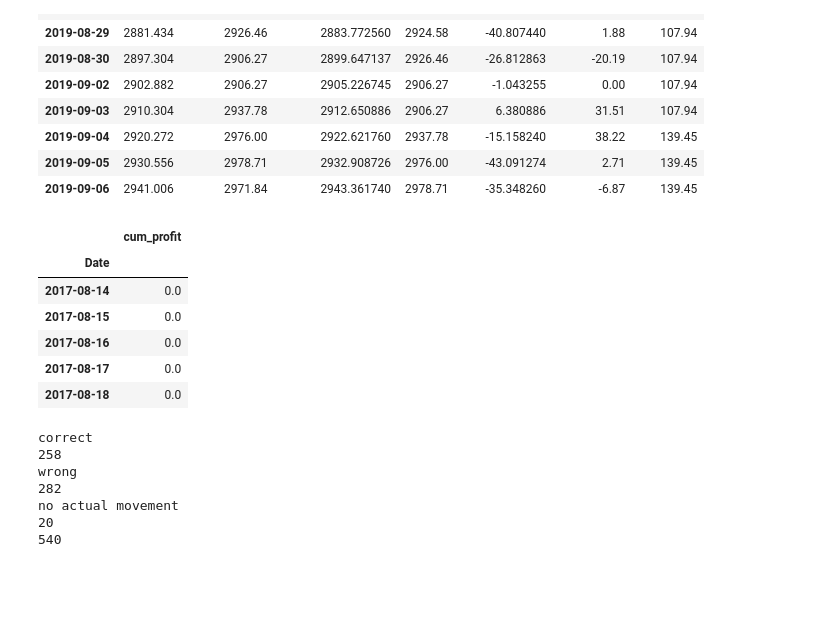
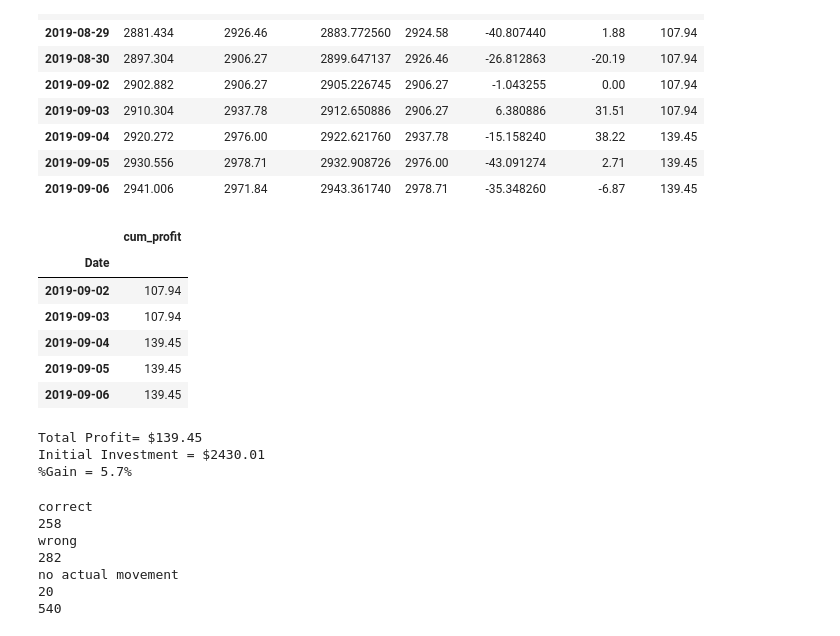
Before and after one commit to blake2323/VIX-vs-SPX-a, a Jupyter notebook: buy_conf.ipynb, the cells around one changed output. Drawn from its saved outputs; the diff is of its cells as text; code cells hidden in the pictures; blank space fills up the shorter version.

```diff
--- a/buy_conf.ipynb
+++ b/buy_conf.ipynb
@@ -680,18 +661,22 @@ predicted_df.tail(10)
 profit_df = predicted_df.copy()
 # %%
 profit_df = profit_df.filter(['cum_profit'], axis=1)
-profit_df.head()
+
+profit_df.tail()
 # %% [output]
 |  | cum_profit |
 | Date |  |
-| 2017-08-14 | 0.0 |
-| 2017-08-15 | 0.0 |
-| 2017-08-16 | 0.0 |
-| 2017-08-17 | 0.0 |
-| 2017-08-18 | 0.0 |
+| 2019-09-02 | 107.94 |
+| 2019-09-03 | 107.94 |
+| 2019-09-04 | 139.45 |
+| 2019-09-05 | 139.45 |
+| 2019-09-06 | 139.45 |
 # %%
-#profit=$139.45
-#initial investment = 2430.01
-
-#5.7%
+print('Total Profit= $139.45')
+print('Initial Investment = $2430.01')
+print('%Gain = 5.7%')
+# %% [output]
+Total Profit= $139.45
+Initial Investment = $2430.01
+%Gain = 5.7%
 # %%
```
Also changed, not shown: parts of 9 cells of this notebook, 1 other file.
